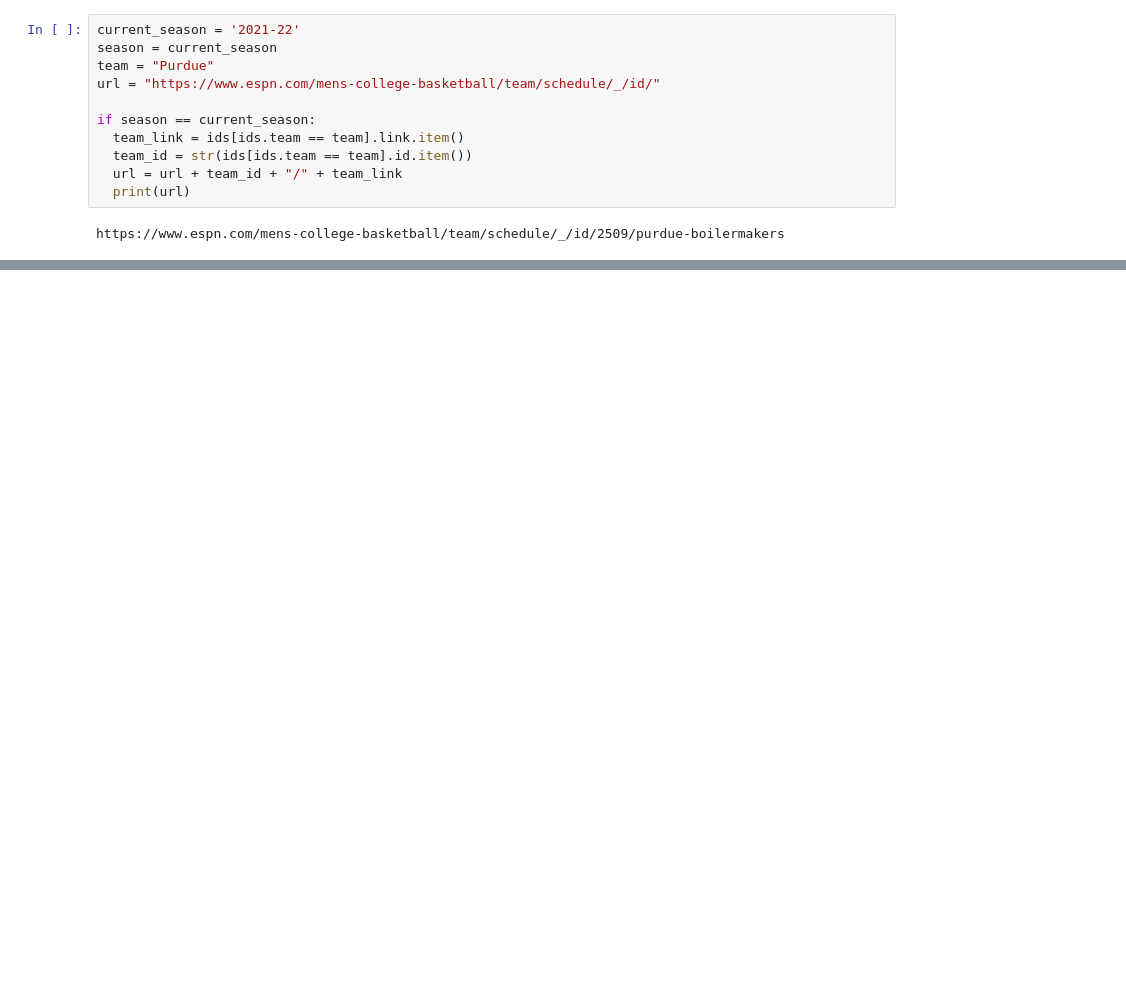
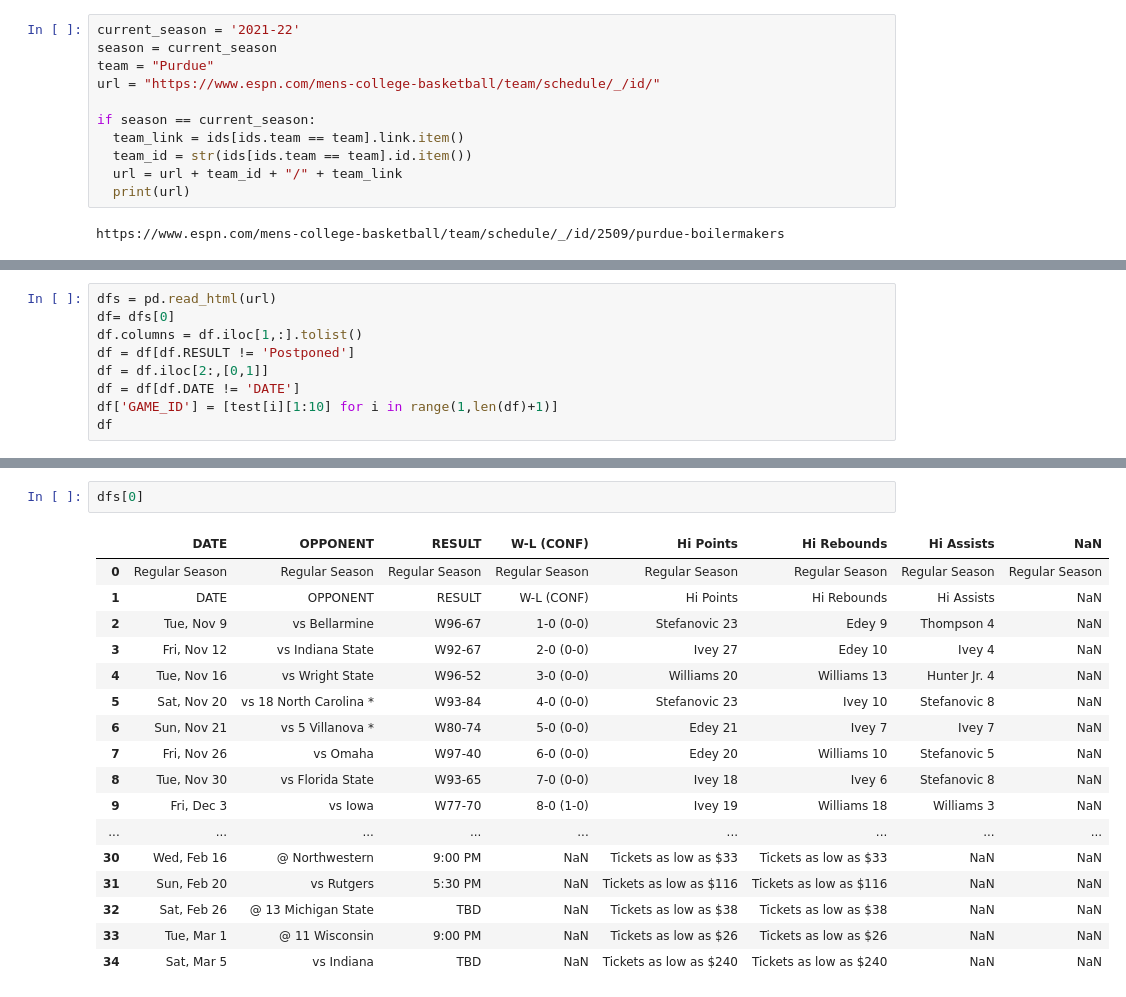
Before and after one commit to fmathews11/College_Basketball_Functions, a Jupyter notebook: Getting_Schedules.ipynb, the cells around one changed output, grey strips where cells are left out. Saved outputs shown, nothing was run; the diff lists cells and outputs as text; blank space fills up the shorter version.

```diff
--- a/Getting_Schedules.ipynb
+++ b/Getting_Schedules.ipynb
@@ -57,0 +67,9 @@ AttributeError: ignored
+# %%
+dfs = pd.read_html(url)
+df= dfs[0]
+df.columns = df.iloc[1,:].tolist()
+df = df[df.RESULT != 'Postponed']
+df = df.iloc[2:,[0,1]]
+df = df[df.DATE != 'DATE']
+df['GAME_ID'] = [test[i][1:10] for i in range(1,len(df)+1)]
+df
@@ -57,0 +94,20 @@ AttributeError: ignored
+# %%
+dfs[0]
+# %% [output]
+|  | DATE | OPPONENT | RESULT | W-L (CONF) | Hi Points | Hi Rebounds | Hi Assists | NaN |
+| 0 | Regular Season | Regular Season | Regular Season | Regular Season | Regular Season | Regular Season | Regular Season | Regular Season |
+| 1 | DATE | OPPONENT | RESULT | W-L (CONF) | Hi Points | Hi Rebounds | Hi Assists | NaN |
+| 2 | Tue, Nov 9 | vs Bellarmine | W96-67 | 1-0 (0-0) | Stefanovic 23 | Edey 9 | Thompson 4 | NaN |
+| 3 | Fri, Nov 12 | vs Indiana State | W92-67 | 2-0 (0-0) | Ivey 27 | Edey 10 | Ivey 4 | NaN |
+| 4 | Tue, Nov 16 | vs Wright State | W96-52 | 3-0 (0-0) | Williams 20 | Williams 13 | Hunter Jr. 4 | NaN |
+| 5 | Sat, Nov 20 | vs 18 North Carolina * | W93-84 | 4-0 (0-0) | Stefanovic 23 | Ivey 10 | Stefanovic 8 | NaN |
+| 6 | Sun, Nov 21 | vs 5 Villanova * | W80-74 | 5-0 (0-0) | Edey 21 | Ivey 7 | Ivey 7 | NaN |
+| 7 | Fri, Nov 26 | vs Omaha | W97-40 | 6-0 (0-0) | Edey 20 | Williams 10 | Stefanovic 5 | NaN |
+| 8 | Tue, Nov 30 | vs Florida State | W93-65 | 7-0 (0-0) | Ivey 18 | Ivey 6 | Stefanovic 8 | NaN |
+| 9 | Fri, Dec 3 | vs Iowa | W77-70 | 8-0 (1-0) | Ivey 19 | Williams 18 | Williams 3 | NaN |
+| ... | ... | ... | ... | ... | ... | ... | ... | ... |
+| 30 | Wed, Feb 16 | @ Northwestern | 9:00 PM | NaN | Tickets as low as $33 | Tickets as low as $33 | NaN | NaN |
+| 31 | Sun, Feb 20 | vs Rutgers | 5:30 PM | NaN | Tickets as low as $116 | Tickets as low as $116 | NaN | NaN |
+| 32 | Sat, Feb 26 | @ 13 Michigan State | TBD | NaN | Tickets as low as $38 | Tickets as low as $38 | NaN | NaN |
+| 33 | Tue, Mar 1 | @ 11 Wisconsin | 9:00 PM | NaN | Tickets as low as $26 | Tickets as low as $26 | NaN | NaN |
+| 34 | Sat, Mar 5 | vs Indiana | TBD | NaN | Tickets as low as $240 | Tickets as low as $240 | NaN | NaN |
```
Also changed, not shown: parts of 6 cells of this notebook.
